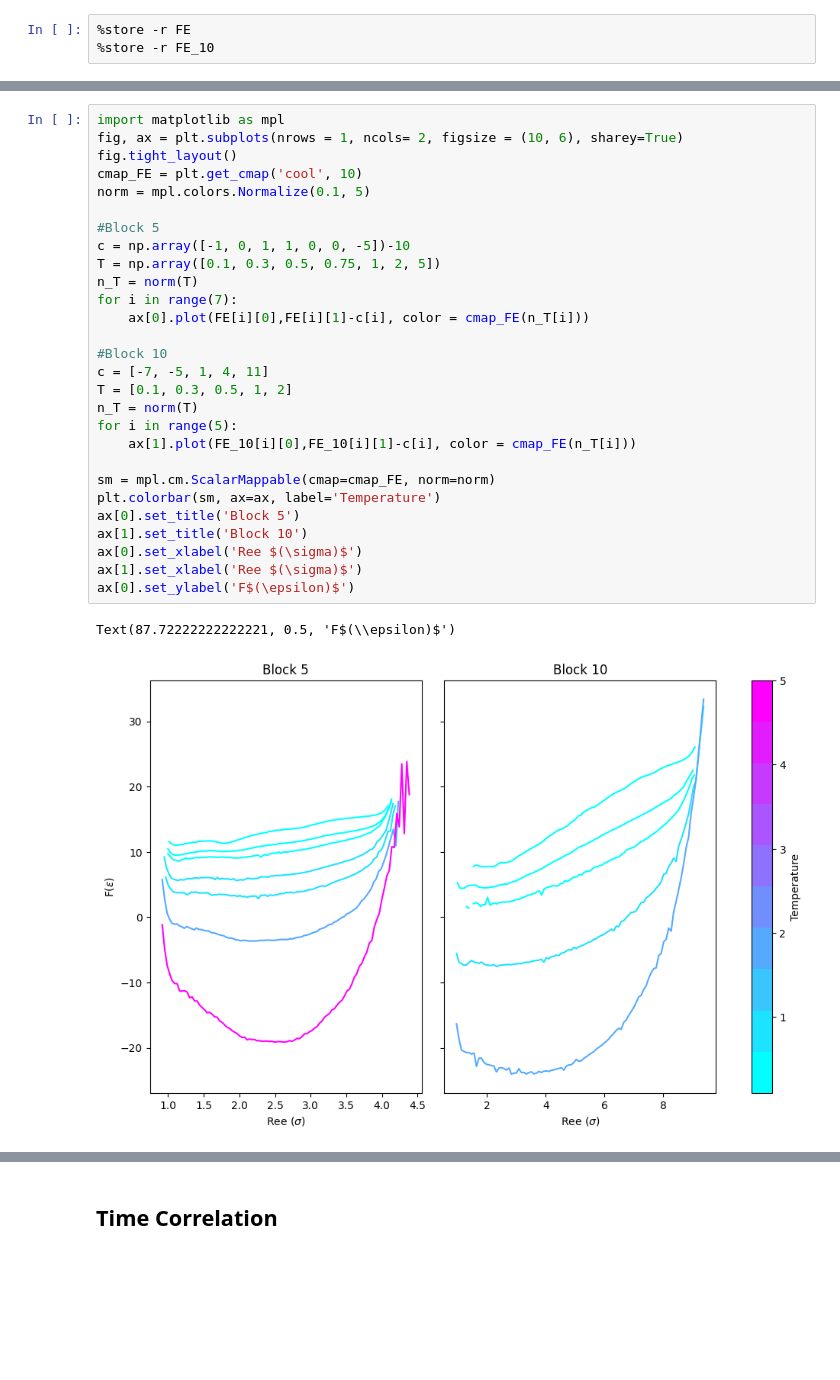
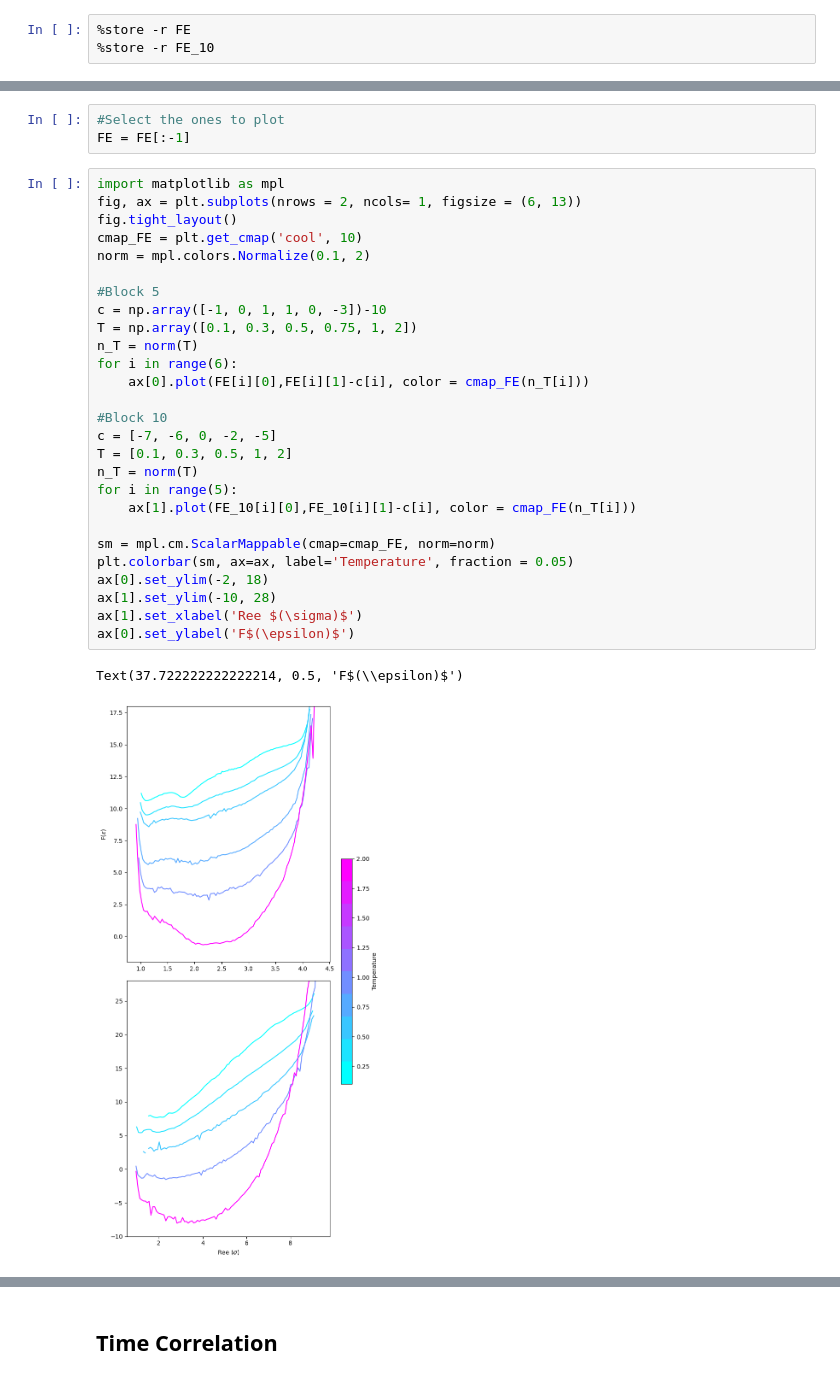
Before and after one commit to VagrantHyp/Code, a Jupyter notebook: DiffConfig.ipynb, the cells around one changed output, grey strips where cells are left out. Saved outputs shown, nothing was run; the diff lists cells and outputs as text; blank space fills up the shorter version.

```diff
--- a/DiffConfig.ipynb
+++ b/DiffConfig.ipynb
@@ -74,31 +79,33 @@ plt.show()
+# %%
+#Select the ones to plot
+FE = FE[:-1]
 # %%
 import matplotlib as mpl
-fig, ax = plt.subplots(nrows = 1, ncols= 2, figsize = (10, 6), sharey=True)
+fig, ax = plt.subplots(nrows = 2, ncols= 1, figsize = (6, 13))
 fig.tight_layout()
 cmap_FE = plt.get_cmap('cool', 10)
-norm = mpl.colors.Normalize(0.1, 5)
+norm = mpl.colors.Normalize(0.1, 2)
 
 #Block 5
-c = np.array([-1, 0, 1, 1, 0, 0, -5])-10
-T = np.array([0.1, 0.3, 0.5, 0.75, 1, 2, 5])
+c = np.array([-1, 0, 1, 1, 0, -3])-10
+T = np.array([0.1, 0.3, 0.5, 0.75, 1, 2])
 n_T = norm(T)
-for i in range(7):
+for i in range(6):
     ax[0].plot(FE[i][0],FE[i][1]-c[i], color = cmap_FE(n_T[i]))
 
 #Block 10
-c = [-7, -5, 1, 4, 11]
+c = [-7, -6, 0, -2, -5]
 T = [0.1, 0.3, 0.5, 1, 2]
 n_T = norm(T)
 for i in range(5):
     ax[1].plot(FE_10[i][0],FE_10[i][1]-c[i], color = cmap_FE(n_T[i]))
 
 sm = mpl.cm.ScalarMappable(cmap=cmap_FE, norm=norm)
-plt.colorbar(sm, ax=ax, label='Temperature')
-ax[0].set_title('Block 5')
-ax[1].set_title('Block 10')
-ax[0].set_xlabel('Ree $(\sigma)$')
+plt.colorbar(sm, ax=ax, label='Temperature', fraction = 0.05)
+ax[0].set_ylim(-2, 18)
+ax[1].set_ylim(-10, 28)
 ax[1].set_xlabel('Ree $(\sigma)$')
 ax[0].set_ylabel('F$(\epsilon)$')
 # %% [output]
-Text(87.72222222222221, 0.5, 'F$(\\epsilon)$')
+Text(37.722222222222214, 0.5, 'F$(\\epsilon)$')
-[figure, old version]
+[figure, new version]
```
Also changed, not shown: parts of 25 cells of this notebook, 7 other files.
